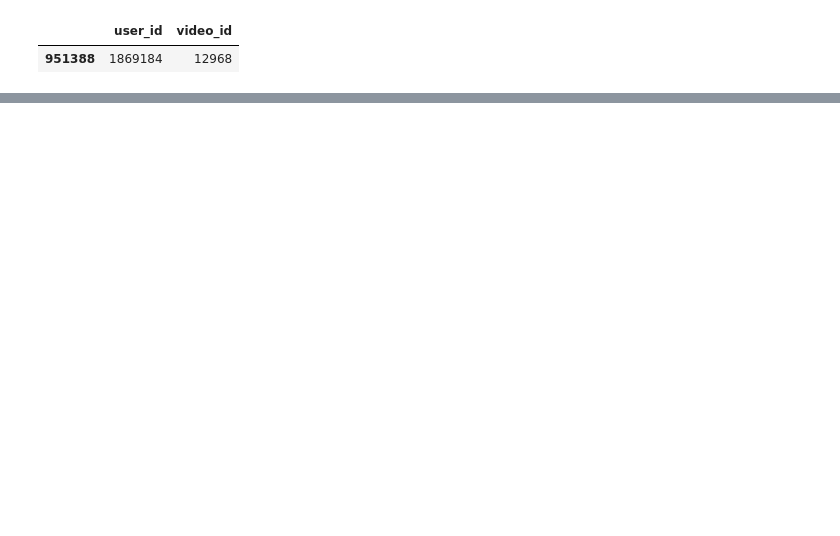
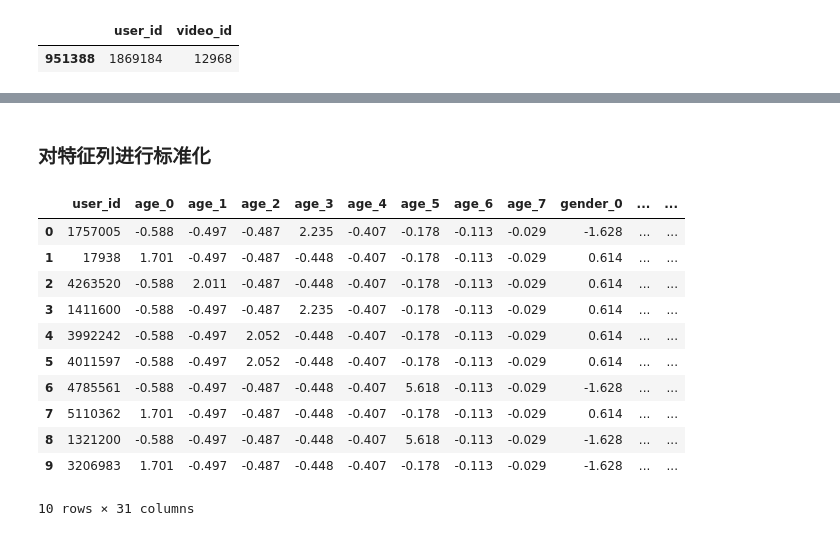
Before and after one commit to GZYZG/2021-digix-recommendation, a Jupyter notebook: explore-data.ipynb, the cells around one changed output, grey strips where cells are left out. Cells and saved outputs as stored; diff of their text form; code cells hidden in the pictures; blank space fills up the shorter version.

```diff
--- a/explore-data.ipynb
+++ b/explore-data.ipynb
@@ -309,0 +383,13 @@ test_data[(test_data['user_id'] == 1869184) & (test_data['video_id'] == 12968)]
+# %%
+onehot_cols = ['age', 'gender', 'city_level']
+
+for oc in onehot_cols:
+    df = user_data[oc]
+    tmp_df = pd.get_dummies(df)
+    cols = tmp_df.columns
+    tmp_df.columns = [f"{oc}_{col}" for col in cols]
+    user_data = pd.concat([user_data, tmp_df], axis=1)
+    print(f"{oc} processed ...")
+    user_data.drop([oc], axis=1, inplace=True)
+    del tmp_df
+user_data.head(5)
@@ -309,0 +407,14 @@ test_data[(test_data['user_id'] == 1869184) & (test_data['video_id'] == 12968)]
+# %%
+fh_cols = ['device_name']
+n_feats = [10]
+for idx, fc in enumerate(fh_cols):
+#     df = user_data[fc]
+    fea_hs = FeatureHasher(n_features=n_feats[idx], input_type='string')
+    hasherd = fea_hs.fit_transform(user_data[fc].astype('str'))
+    tmp_df = pd.DataFrame(hasherd.toarray(), columns=[f"{fc}_{i}" for i in range(n_feats[idx])])
+    user_data = pd.concat([user_data, tmp_df], axis=1)
+    print(f"{fc} processed ...")
+    user_data.drop([fc], axis=1, inplace=True)
+    del hasherd
+
+user_data.head(5)
@@ -309,0 +443,25 @@ test_data[(test_data['user_id'] == 1869184) & (test_data['video_id'] == 12968)]
+# %% [markdown]
+### 对特征列进行标准化
+# %%
+cols = user_data.columns[1:]
+scaler = StandardScaler()
+data = user_data[cols]
+scaler.fit(data)
+sca_data = scaler.transform(data)
+# %%
+user_data[cols] = sca_data
+# %%
+user_data.head(10)
+# %% [output]
+|  | user_id | age_0 | age_1 | age_2 | age_3 | age_4 | age_5 | age_6 | age_7 | gender_0 | ... | ... |
+| 0 | 1757005 | -0.588 | -0.497 | -0.487 | 2.235 | -0.407 | -0.178 | -0.113 | -0.029 | -1.628 | ... | ... |
+| 1 | 17938 | 1.701 | -0.497 | -0.487 | -0.448 | -0.407 | -0.178 | -0.113 | -0.029 | 0.614 | ... | ... |
+| 2 | 4263520 | -0.588 | 2.011 | -0.487 | -0.448 | -0.407 | -0.178 | -0.113 | -0.029 | 0.614 | ... | ... |
+| 3 | 1411600 | -0.588 | -0.497 | -0.487 | 2.235 | -0.407 | -0.178 | -0.113 | -0.029 | 0.614 | ... | ... |
+| 4 | 3992242 | -0.588 | -0.497 | 2.052 | -0.448 | -0.407 | -0.178 | -0.113 | -0.029 | 0.614 | ... | ... |
+| 5 | 4011597 | -0.588 | -0.497 | 2.052 | -0.448 | -0.407 | -0.178 | -0.113 | -0.029 | 0.614 | ... | ... |
+| 6 | 4785561 | -0.588 | -0.497 | -0.487 | -0.448 | -0.407 | 5.618 | -0.113 | -0.029 | -1.628 | ... | ... |
+| 7 | 5110362 | 1.701 | -0.497 | -0.487 | -0.448 | -0.407 | -0.178 | -0.113 | -0.029 | 0.614 | ... | ... |
+| 8 | 1321200 | -0.588 | -0.497 | -0.487 | -0.448 | -0.407 | 5.618 | -0.113 | -0.029 | -1.628 | ... | ... |
+| 9 | 3206983 | 1.701 | -0.497 | -0.487 | -0.448 | -0.407 | -0.178 | -0.113 | -0.029 | -1.628 | ... | ... |
+10 rows × 31 columns
```
Also changed, not shown: parts of 36 cells of this notebook, 2 other files.
